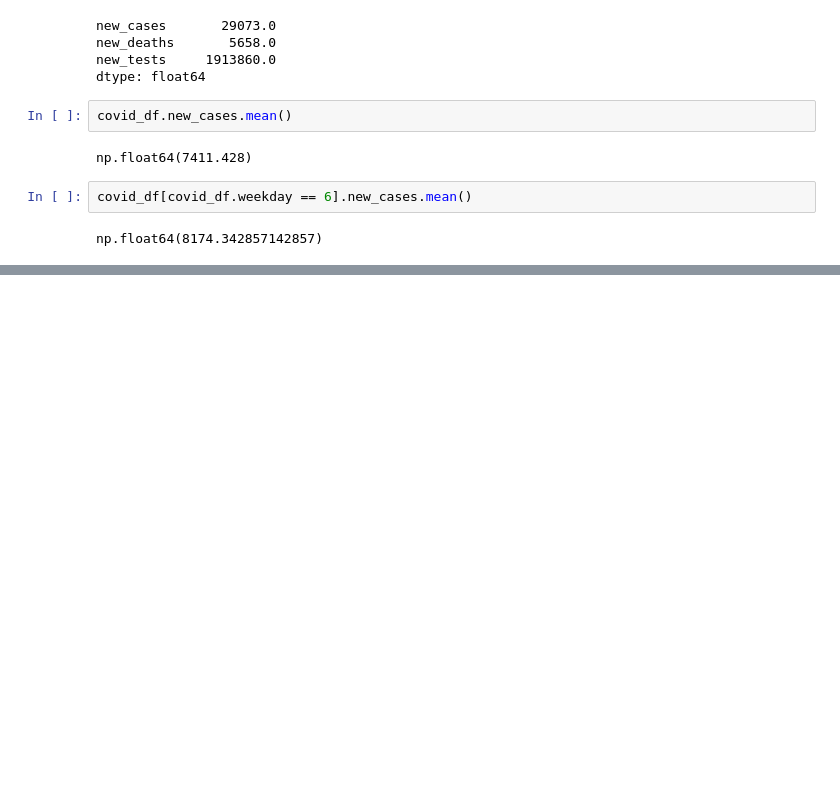
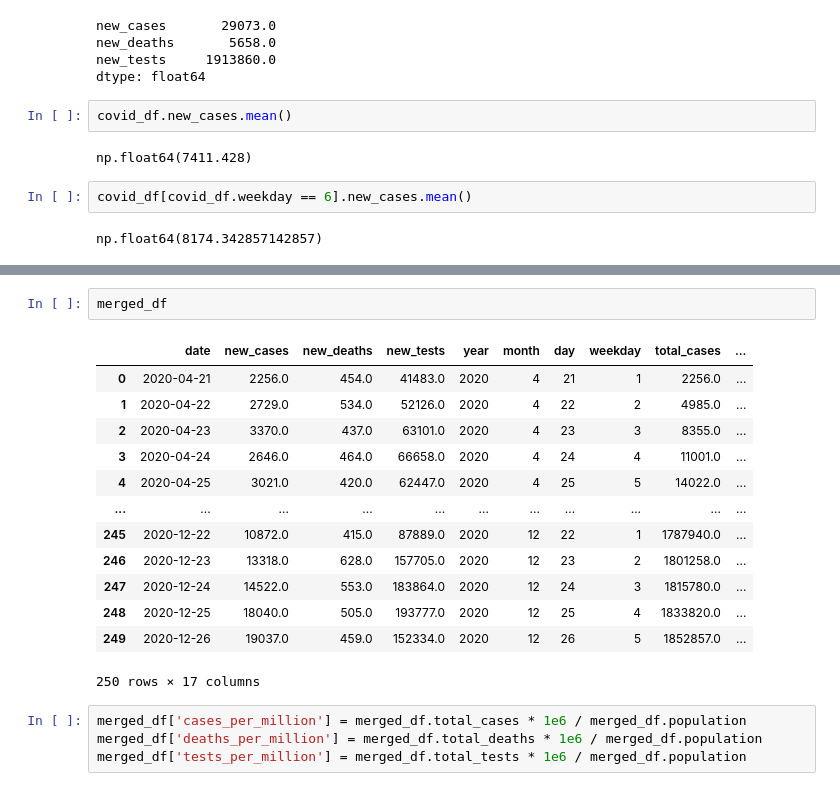
Before and after one commit to parsanoroozi/NumpyPandasPlayground, a Jupyter notebook: pandas_course.ipynb, the cells around one changed output, grey strips where cells are left out. Drawn from its saved outputs; the diff is of its cells as text; blank space fills up the shorter version.

```diff
--- a/pandas_course.ipynb
+++ b/pandas_course.ipynb
@@ -372,0 +472,20 @@ np.float64(8174.342857142857)
+# %%
+merged_df
+# %% [output]
+|  | date | new_cases | new_deaths | new_tests | year | month | day | weekday | total_cases | ... |
+| 0 | 2020-04-21 | 2256.0 | 454.0 | 41483.0 | 2020 | 4 | 21 | 1 | 2256.0 | ... |
+| 1 | 2020-04-22 | 2729.0 | 534.0 | 52126.0 | 2020 | 4 | 22 | 2 | 4985.0 | ... |
+| 2 | 2020-04-23 | 3370.0 | 437.0 | 63101.0 | 2020 | 4 | 23 | 3 | 8355.0 | ... |
+| 3 | 2020-04-24 | 2646.0 | 464.0 | 66658.0 | 2020 | 4 | 24 | 4 | 11001.0 | ... |
+| 4 | 2020-04-25 | 3021.0 | 420.0 | 62447.0 | 2020 | 4 | 25 | 5 | 14022.0 | ... |
+| ... | ... | ... | ... | ... | ... | ... | ... | ... | ... | ... |
+| 245 | 2020-12-22 | 10872.0 | 415.0 | 87889.0 | 2020 | 12 | 22 | 1 | 1787940.0 | ... |
+| 246 | 2020-12-23 | 13318.0 | 628.0 | 157705.0 | 2020 | 12 | 23 | 2 | 1801258.0 | ... |
+| 247 | 2020-12-24 | 14522.0 | 553.0 | 183864.0 | 2020 | 12 | 24 | 3 | 1815780.0 | ... |
+| 248 | 2020-12-25 | 18040.0 | 505.0 | 193777.0 | 2020 | 12 | 25 | 4 | 1833820.0 | ... |
+| 249 | 2020-12-26 | 19037.0 | 459.0 | 152334.0 | 2020 | 12 | 26 | 5 | 1852857.0 | ... |
+250 rows × 17 columns
+# %%
+merged_df['cases_per_million'] = merged_df.total_cases * 1e6 / merged_df.population
+merged_df['deaths_per_million'] = merged_df.total_deaths * 1e6 / merged_df.population
+merged_df['tests_per_million'] = merged_df.total_tests * 1e6 / merged_df.population
```
Also changed, not shown: parts of 17 cells of this notebook, 6 other files.
